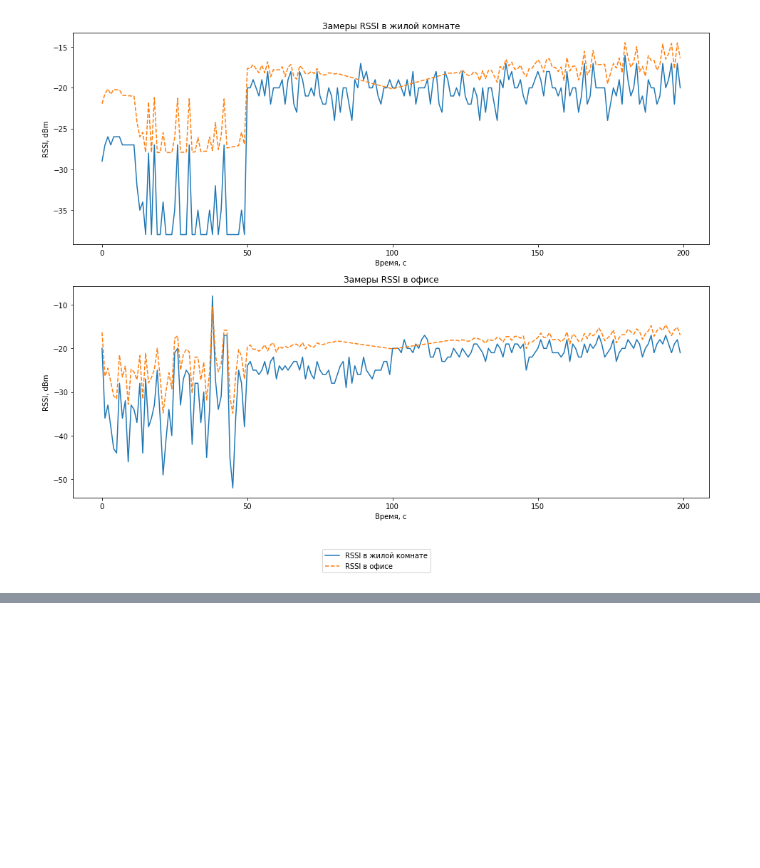
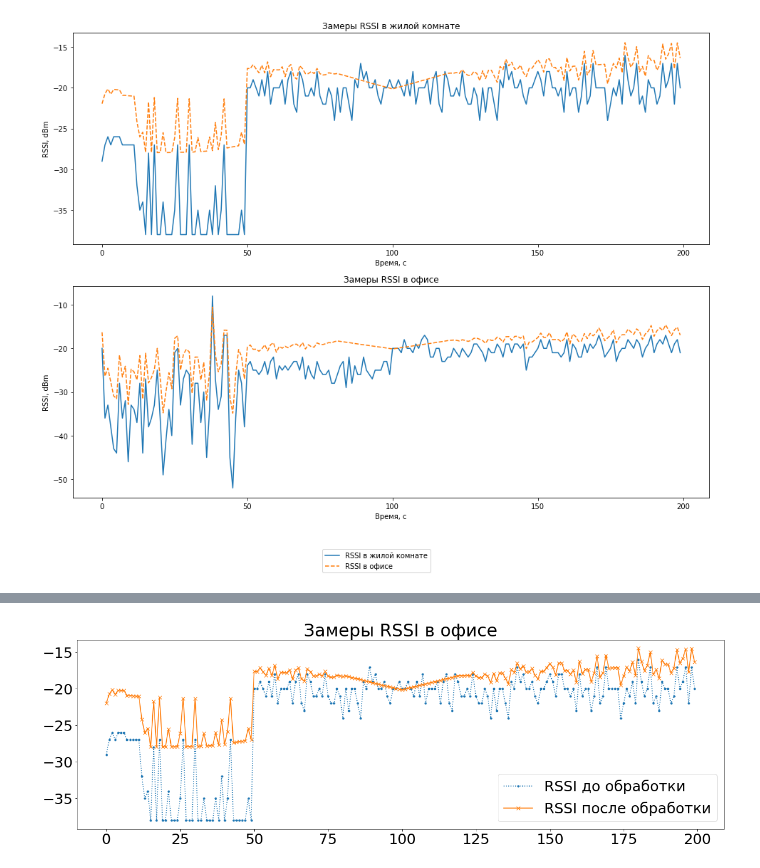
Before and after one commit to shibaeff/RSSISensing, a Jupyter notebook: code/notebooks/sample1.ipynb, the cells around one changed output, grey strips where cells are left out. Drawn from its saved outputs; the diff is of its cells as text; code cells hidden in the pictures; blank space fills up the shorter version.

```diff
--- a/code/notebooks/sample1.ipynb
+++ b/code/notebooks/sample1.ipynb
@@ -73,0 +94,10 @@ fig.savefig("shibaev_1.png")
+# %%
+plt.rcParams.update({'font.size': 25})
+plt.figure(figsize=(20, 6))
+plt.plot(pre1.rssi.to_numpy(), label="RSSI до обработки", linestyle=":", marker=".")
+plt.plot(outs[0], label="RSSI после обработки", linestyle="-", marker="x")
+plt.title("Замеры RSSI в офисе")
+plt.legend(loc="lower right")
+plt.savefig("shibaev_2.png")
+# %% [output]
+[figure, added]
```
Also changed, not shown: parts of 2 cells of this notebook, 1 other file.
